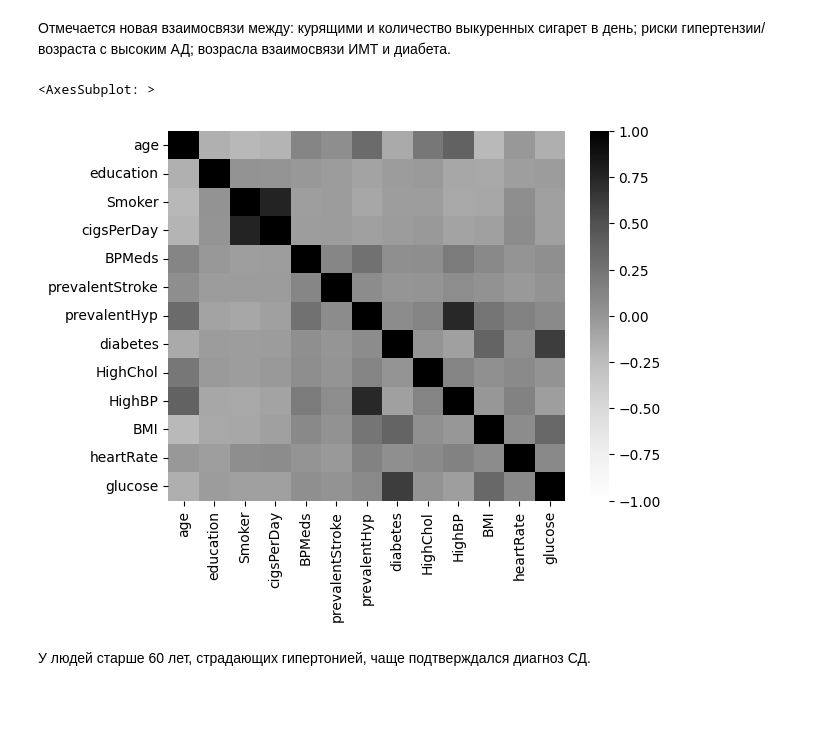
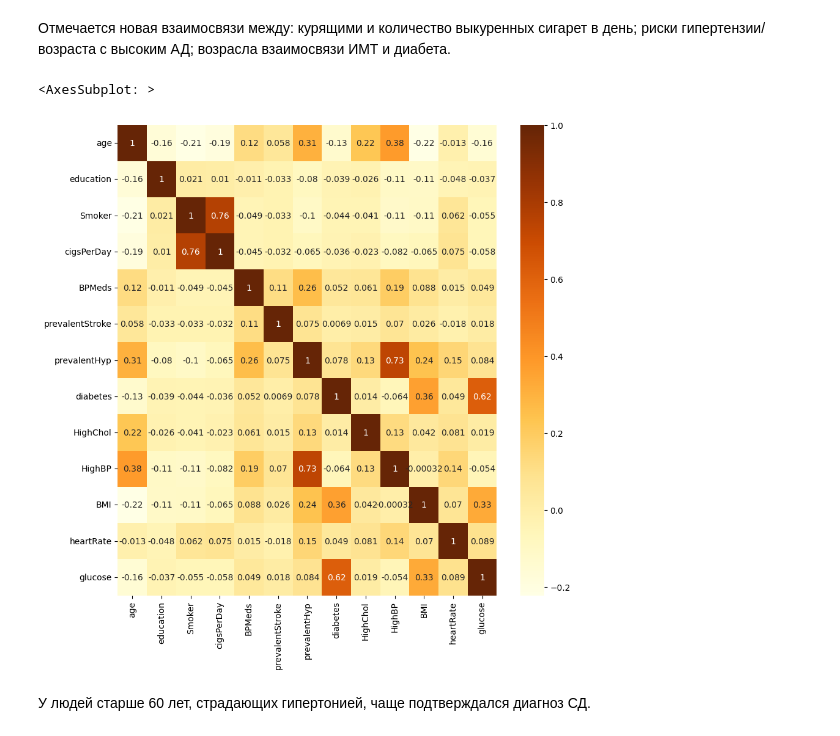
Before and after one commit to Rinengen/Python_HW, a Jupyter notebook: progect_5/SF_HW_4.ipynb, the cells around one changed output. Drawn from its saved outputs; the diff is of its cells as text; code cells hidden in the pictures; blank space fills up the shorter version.

```diff
--- a/progect_5/SF_HW_4.ipynb
+++ b/progect_5/SF_HW_4.ipynb
@@ -488,11 +495,16 @@ array([[<AxesSubplot: title={'center': 'age'}>,
 [figure]
 # %% [markdown]
 Отмечается новая взаимосвязи между: курящими и количество выкуренных сигарет в день; риски гипертензии/возраста с высоким АД; возрасла взаимосвязи ИМТ и диабета.
-# %%
-sns.heatmap(df_2_2.corr(), cmap='Greys', vmax=1, vmin=-1)
-# %% [output]
-<AxesSubplot: >
-[figure, removed]
+# %%
+plt.figure(figsize = (10,10))
+sns.heatmap(
+    df_2_2.corr(),
+    cmap='YlOrBr',
+    annot=True
+)
+# %% [output]
+<AxesSubplot: >
+[figure, added]
 # %% [markdown]
 У людей старше 60 лет, страдающих гипертонией, чаще подтверждался диагноз СД.
 # %%
```
Also changed, not shown: parts of 25 cells of this notebook.
